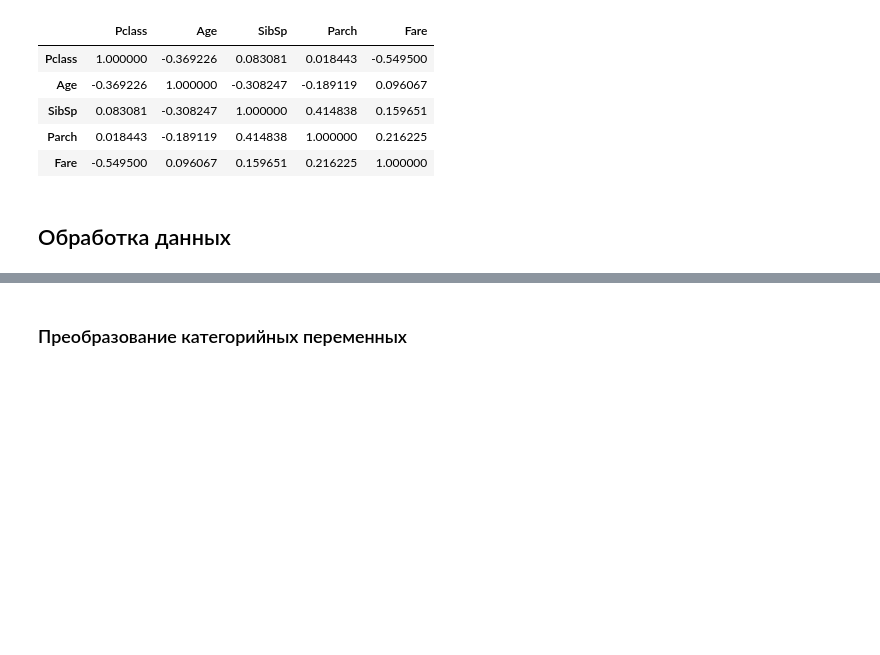
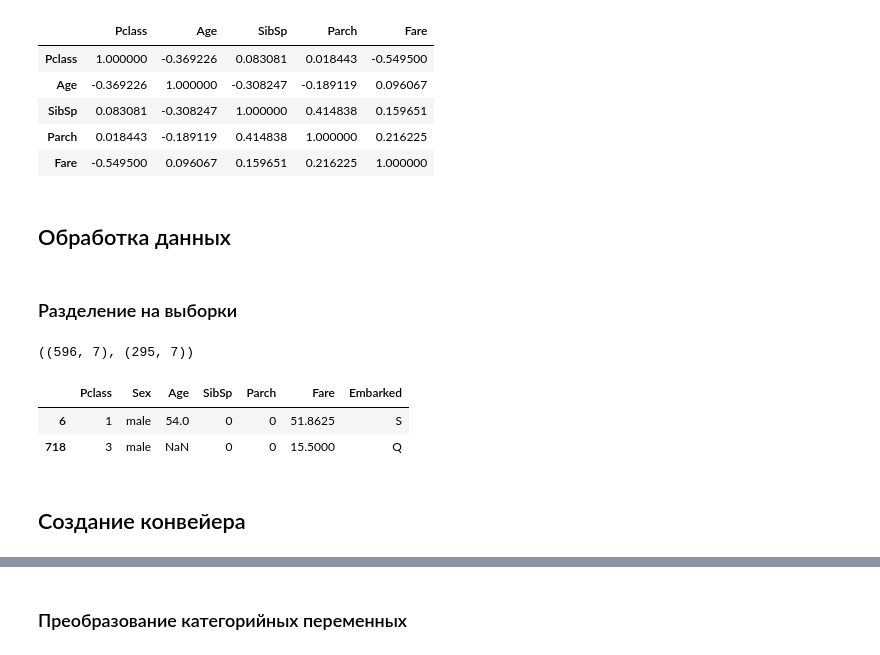
Before and after one commit to alex-chin/TitanicML, a Jupyter notebook: titanic_ml.ipynb, the cells around one changed output, grey strips where cells are left out. Drawn from its saved outputs; the diff is of its cells as text; code cells hidden in the pictures; blank space fills up the shorter version.

```diff
--- a/titanic_ml.ipynb
+++ b/titanic_ml.ipynb
@@ -175,3 +185,5 @@ df[['Pclass', 'Age', 'SibSp', 'Parch', 'Fare']].corr(method='pearson')
 | Fare | -0.549500 | 0.096067 | 0.159651 | 0.216225 | 1.000000 |
 # %% [markdown]
 ## Обработка данных
+# %% [markdown]
+### Разделение на выборки
@@ -177,0 +192,17 @@ df[['Pclass', 'Age', 'SibSp', 'Parch', 'Fare']].corr(method='pearson')
+# %%
+target = df['Survived']
+features = df.drop(['PassengerId', 'Name', 'Ticket', 'Cabin', 'Survived'], axis=1)
+# %%
+X_train, X_test, y_train, y_test = train_test_split(features, target, test_size=0.33, random_state=42)
+# %%
+X_train.shape, X_test.shape
+# %% [output]
+((596, 7), (295, 7))
+# %%
+X_train.head(2)
+# %% [output]
+|  | Pclass | Sex | Age | SibSp | Parch | Fare | Embarked |
+| 6 | 1 | male | 54.0 | 0 | 0 | 51.8625 | S |
+| 718 | 3 | male | NaN | 0 | 0 | 15.5000 | Q |
+# %% [markdown]
+## Создание конвейера
```
Also changed, not shown: parts of 23 cells of this notebook.
